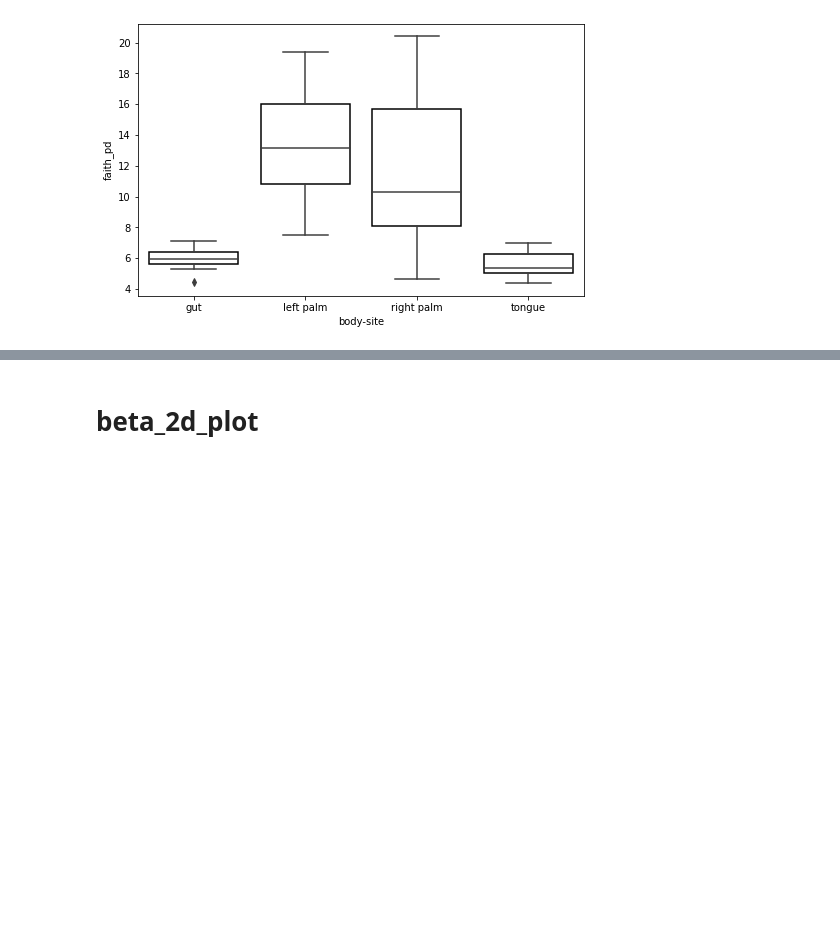
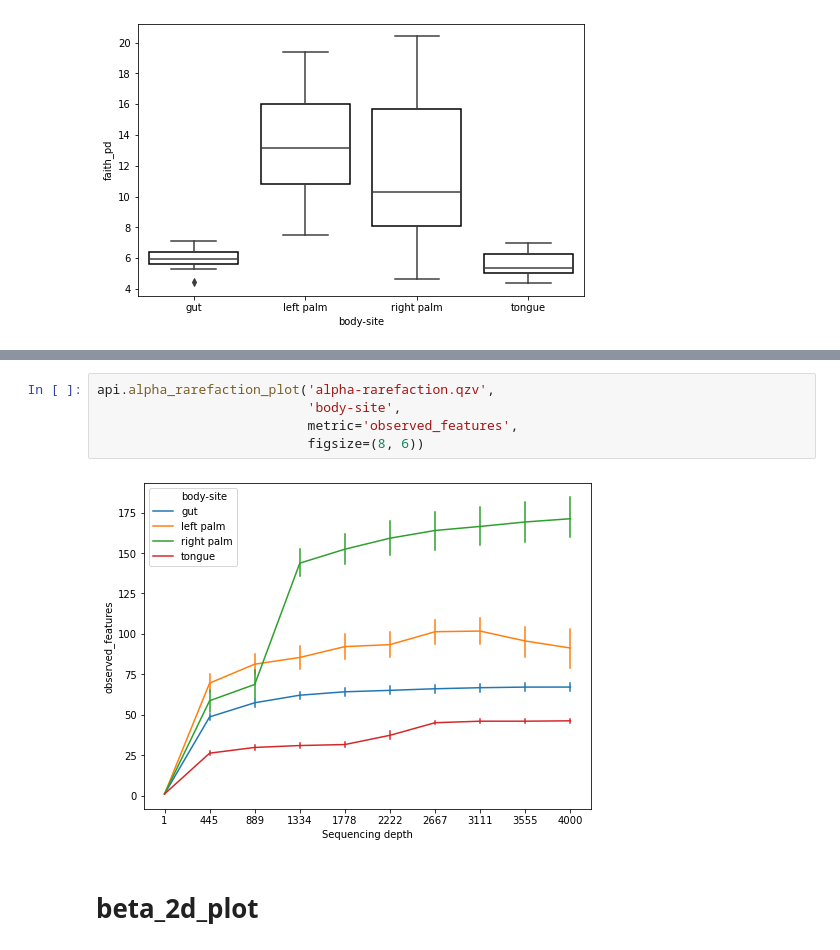
Before and after one commit to sbslee/dokdo, a Jupyter notebook: wiki/Dokdo-API.ipynb, the cells around one changed output, grey strips where cells are left out. Drawn from its saved outputs; the diff is of its cells as text; blank space fills up the shorter version.

```diff
--- a/wiki/Dokdo-API.ipynb
+++ b/wiki/Dokdo-API.ipynb
@@ -39,3 +61,10 @@ api.alpha_diversity_plot('faith-pd-group-significance.qzv', 'body-site', figsize
+# %%
+api.alpha_rarefaction_plot('alpha-rarefaction.qzv',
+                           'body-site',
+                           metric='observed_features',
+                           figsize=(8, 6))
+# %% [output]
+[figure, added]
 # %% [markdown]
 # beta_2d_plot
 # %%
```
Also changed, not shown: parts of 4 cells of this notebook, 2 other files.
